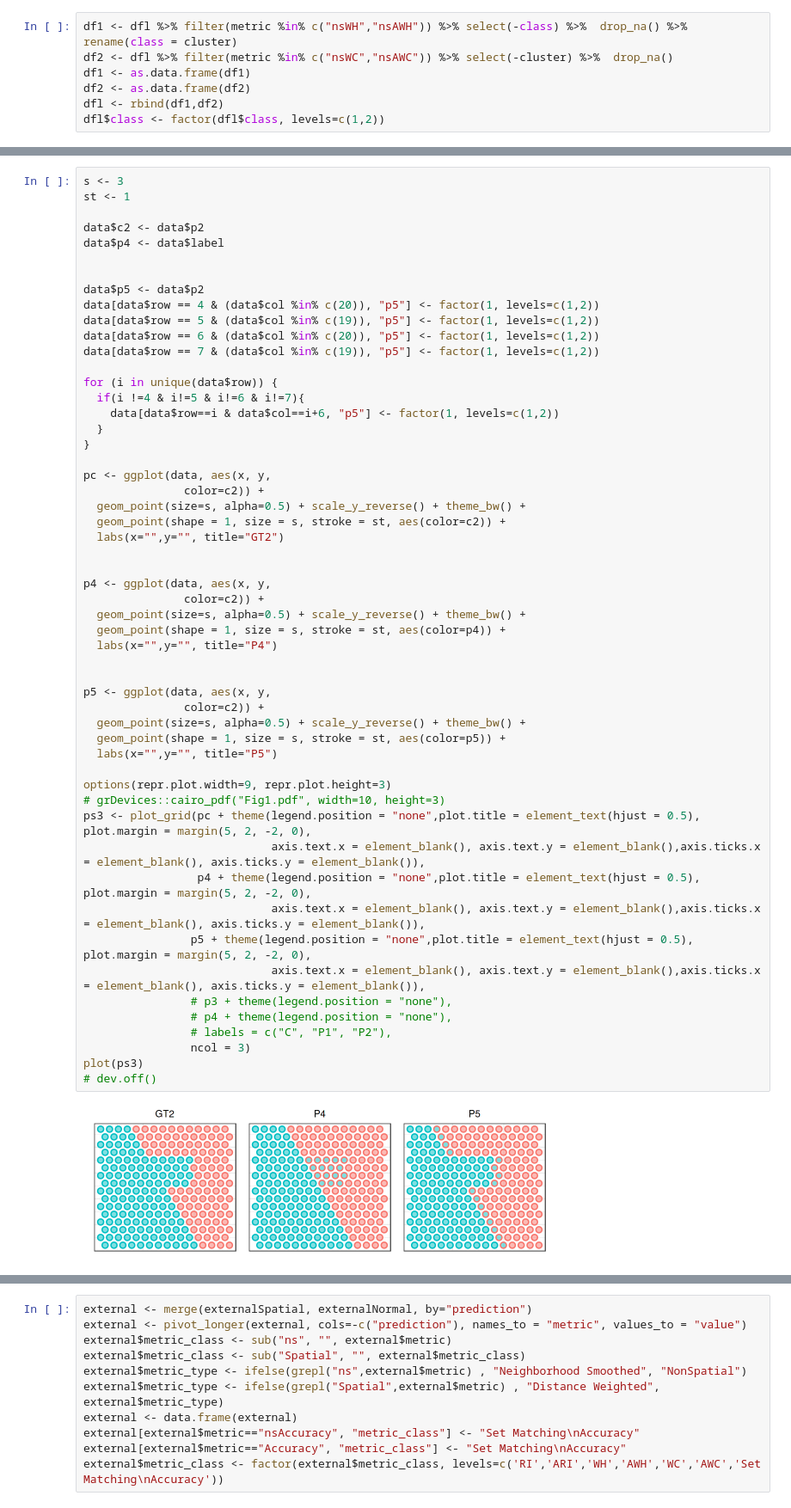
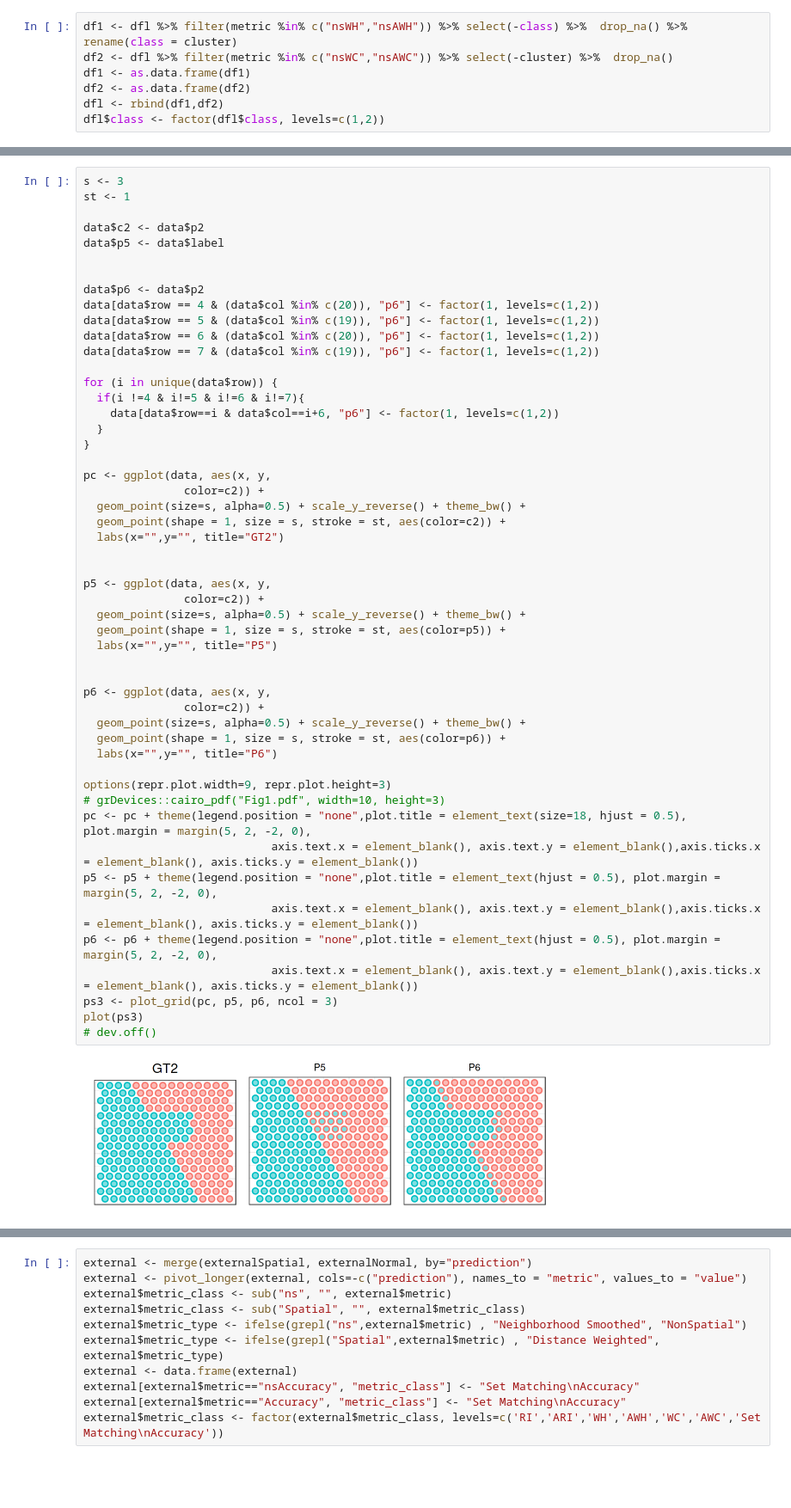
Before and after one commit to RoseYuan/metric_paper, a Jupyter notebook: Figures/spatial_toy_examples/spatial_toy_examples.ipynb, the cells around one changed output, grey strips where cells are left out. Shown at 86% size. Cells and saved outputs as stored; diff of their text form; blank space fills up the shorter version.

```diff
--- a/Figures/spatial_toy_examples/spatial_toy_examples.ipynb
+++ b/Figures/spatial_toy_examples/spatial_toy_examples.ipynb
@@ -396,57 +408,54 @@ pclass1
 s <- 3
 st <- 1
 
 data$c2 <- data$p2
-data$p4 <- data$label
+data$p5 <- data$label
 
 
-data$p5 <- data$p2
-data[data$row == 4 & (data$col %in% c(20)), "p5"] <- factor(1, levels=c(1,2))
-data[data$row == 5 & (data$col %in% c(19)), "p5"] <- factor(1, levels=c(1,2))
-data[data$row == 6 & (data$col %in% c(20)), "p5"] <- factor(1, levels=c(1,2))
-data[data$row == 7 & (data$col %in% c(19)), "p5"] <- factor(1, levels=c(1,2))
+data$p6 <- data$p2
+data[data$row == 4 & (data$col %in% c(20)), "p6"] <- factor(1, levels=c(1,2))
+data[data$row == 5 & (data$col %in% c(19)), "p6"] <- factor(1, levels=c(1,2))
+data[data$row == 6 & (data$col %in% c(20)), "p6"] <- factor(1, levels=c(1,2))
+data[data$row == 7 & (data$col %in% c(19)), "p6"] <- factor(1, levels=c(1,2))
 
 for (i in unique(data$row)) {
   if(i !=4 & i!=5 & i!=6 & i!=7){
-    data[data$row==i & data$col==i+6, "p5"] <- factor(1, levels=c(1,2))
+    data[data$row==i & data$col==i+6, "p6"] <- factor(1, levels=c(1,2))
   }
 }
 
 pc <- ggplot(data, aes(x, y,
                color=c2)) +
   geom_point(size=s, alpha=0.5) + scale_y_reverse() + theme_bw() +
   geom_point(shape = 1, size = s, stroke = st, aes(color=c2)) +
   labs(x="",y="", title="GT2")
 
 
-p4 <- ggplot(data, aes(x, y,
-               color=c2)) +
-  geom_point(size=s, alpha=0.5) + scale_y_reverse() + theme_bw() +
-  geom_point(shape = 1, size = s, stroke = st, aes(color=p4)) +
-  labs(x="",y="", title="P4")
-
-
 p5 <- ggplot(data, aes(x, y,
                color=c2)) +
   geom_point(size=s, alpha=0.5) + scale_y_reverse() + theme_bw() +
   geom_point(shape = 1, size = s, stroke = st, aes(color=p5)) +
   labs(x="",y="", title="P5")
 
+
+p6 <- ggplot(data, aes(x, y,
+               color=c2)) +
+  geom_point(size=s, alpha=0.5) + scale_y_reverse() + theme_bw() +
+  geom_point(shape = 1, size = s, stroke = st, aes(color=p6)) +
+  labs(x="",y="", title="P6")
+
 options(repr.plot.width=9, repr.plot.height=3)
 # grDevices::cairo_pdf("Fig1.pdf", width=10, height=3)
-ps3 <- plot_grid(pc + theme(legend.position = "none",plot.title = element_text(hjust = 0.5), plot.margin = margin(5, 2, -2, 0),
-                            axis.text.x = element_blank(), axis.text.y = element_blank(),axis.ticks.x = element_blank(), axis.ticks.y = element_blank()),
-                 p4 + theme(legend.position = "none",plot.title = element_text(hjust = 0.5), plot.margin = margin(5, 2, -2, 0),
-                            axis.text.x = element_blank(), axis.text.y = element_blank(),axis.ticks.x = element_blank(), axis.ticks.y = element_blank()),
-                p5 + theme(legend.position = "none",plot.title = element_text(hjust = 0.5), plot.margin = margin(5, 2, -2, 0),
-                            axis.text.x = element_blank(), axis.text.y = element_blank(),axis.ticks.x = element_blank(), axis.ticks.y = element_blank()),
-                # p3 + theme(legend.position = "none"),
-                # p4 + theme(legend.position = "none"),
-                # labels = c("C", "P1", "P2"),
-                ncol = 3)
+pc <- pc + theme(legend.position = "none",plot.title = element_text(size=18, hjust = 0.5), plot.margin = margin(5, 2, -2, 0),
+                            axis.text.x = element_blank(), axis.text.y = element_blank(),axis.ticks.x = element_blank(), axis.ticks.y = element_blank())
+p5 <- p5 + theme(legend.position = "none",plot.title = element_text(hjust = 0.5), plot.margin = margin(5, 2, -2, 0),
+                            axis.text.x = element_blank(), axis.text.y = element_blank(),axis.ticks.x = element_blank(), axis.ticks.y = element_blank())
+p6 <- p6 + theme(legend.position = "none",plot.title = element_text(hjust = 0.5), plot.margin = margin(5, 2, -2, 0),
+                            axis.text.x = element_blank(), axis.text.y = element_blank(),axis.ticks.x = element_blank(), axis.ticks.y = element_blank())
+ps3 <- plot_grid(pc, p5, p6, ncol = 3)
 plot(ps3)
 # dev.off()
 # %% [output]
-[figure, old version]
+[figure, new version]
 # %%
 k <- 6
```
Also changed, not shown: parts of 32 cells of this notebook.
